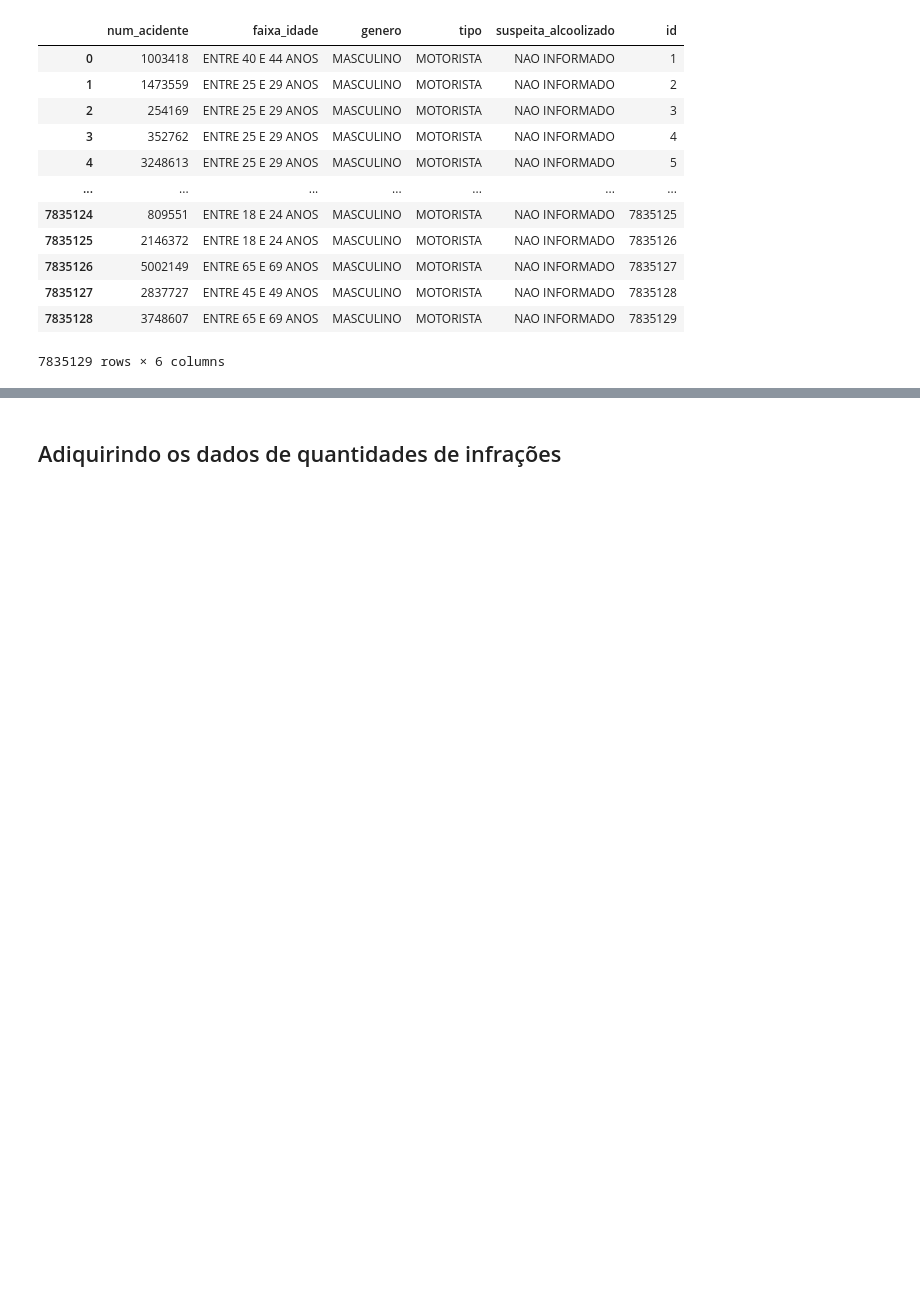
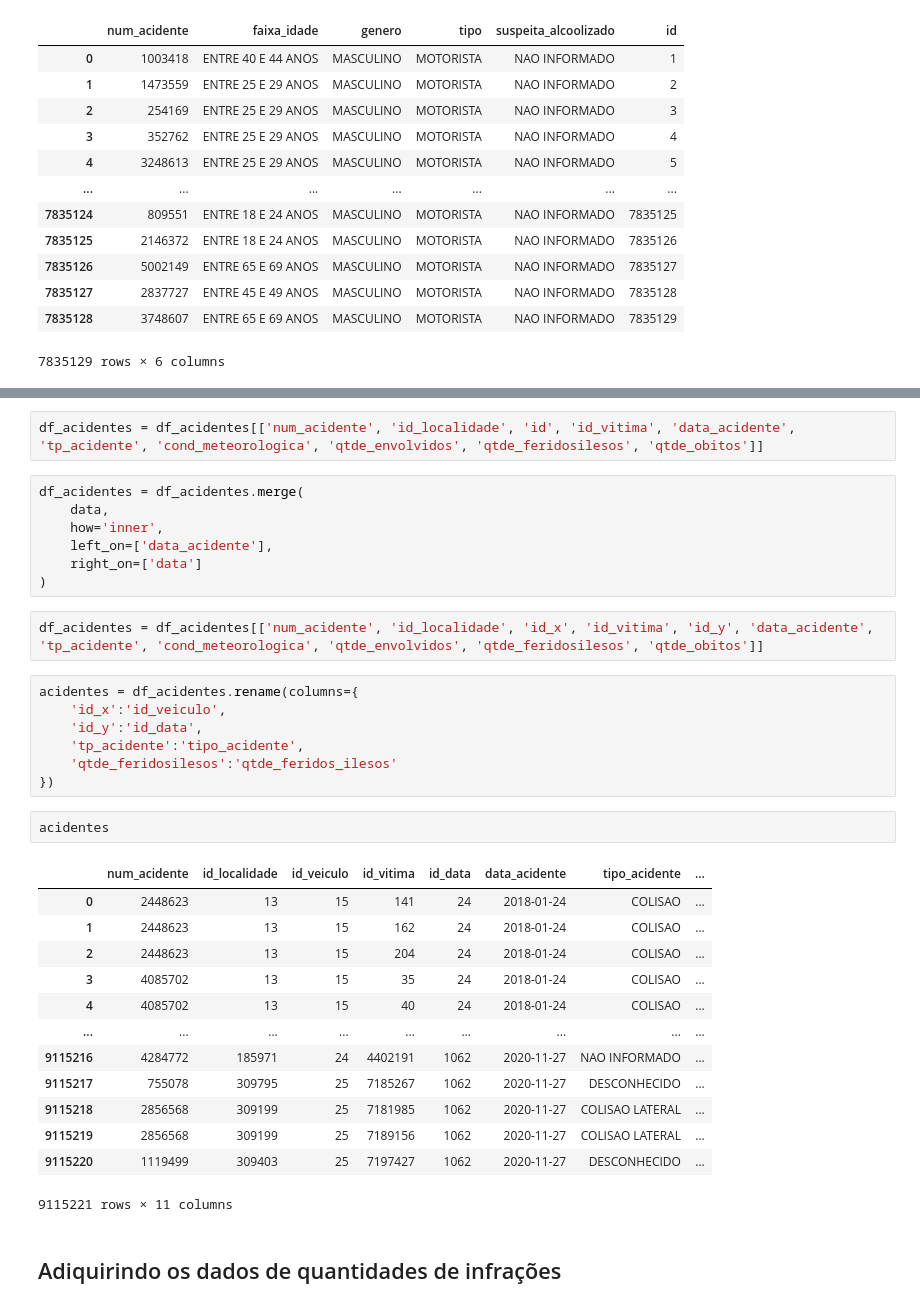
Before and after one commit to lucasstna/trabalho-siad, a Jupyter notebook: transformacoes_dados.ipynb, the cells around one changed output, grey strips where cells are left out. Cells and saved outputs as stored; diff of their text form; blank space fills up the shorter version.

Commit message:
adiciona geração de dados da tabela de acidentes

```diff
--- a/transformacoes_dados.ipynb
+++ b/transformacoes_dados.ipynb
@@ -213,3 +264,37 @@ vitimas
+# %%
+df_acidentes = df_acidentes[['num_acidente', 'id_localidade', 'id', 'id_vitima', 'data_acidente', 'tp_acidente', 'cond_meteorologica', 'qtde_envolvidos', 'qtde_feridosilesos', 'qtde_obitos']]
+# %%
+df_acidentes = df_acidentes.merge(
+    data,
+    how='inner',
+    left_on=['data_acidente'],
+    right_on=['data']
+)
+# %%
+df_acidentes = df_acidentes[['num_acidente', 'id_localidade', 'id_x', 'id_vitima', 'id_y', 'data_acidente', 'tp_acidente', 'cond_meteorologica', 'qtde_envolvidos', 'qtde_feridosilesos', 'qtde_obitos']]
+# %%
+acidentes = df_acidentes.rename(columns={
+    'id_x':'id_veiculo',
+    'id_y':'id_data',
+    'tp_acidente':'tipo_acidente',
+    'qtde_feridosilesos':'qtde_feridos_ilesos'
+})
+# %%
+acidentes
+# %% [output]
+|  | num_acidente | id_localidade | id_veiculo | id_vitima | id_data | data_acidente | tipo_acidente | ... |
+| 0 | 2448623 | 13 | 15 | 141 | 24 | 2018-01-24 | COLISAO | ... |
+| 1 | 2448623 | 13 | 15 | 162 | 24 | 2018-01-24 | COLISAO | ... |
+| 2 | 2448623 | 13 | 15 | 204 | 24 | 2018-01-24 | COLISAO | ... |
+| 3 | 4085702 | 13 | 15 | 35 | 24 | 2018-01-24 | COLISAO | ... |
+| 4 | 4085702 | 13 | 15 | 40 | 24 | 2018-01-24 | COLISAO | ... |
+| ... | ... | ... | ... | ... | ... | ... | ... | ... |
+| 9115216 | 4284772 | 185971 | 24 | 4402191 | 1062 | 2020-11-27 | NAO INFORMADO | ... |
+| 9115217 | 755078 | 309795 | 25 | 7185267 | 1062 | 2020-11-27 | DESCONHECIDO | ... |
+| 9115218 | 2856568 | 309199 | 25 | 7181985 | 1062 | 2020-11-27 | COLISAO LATERAL | ... |
+| 9115219 | 2856568 | 309199 | 25 | 7189156 | 1062 | 2020-11-27 | COLISAO LATERAL | ... |
+| 9115220 | 1119499 | 309403 | 25 | 7197427 | 1062 | 2020-11-27 | DESCONHECIDO | ... |
+9115221 rows × 11 columns
 # %% [markdown]
 ## Adiquirindo os dados de quantidades de infrações
 # %%
```
Also changed, not shown: parts of 21 cells of this notebook, 1 other file.
